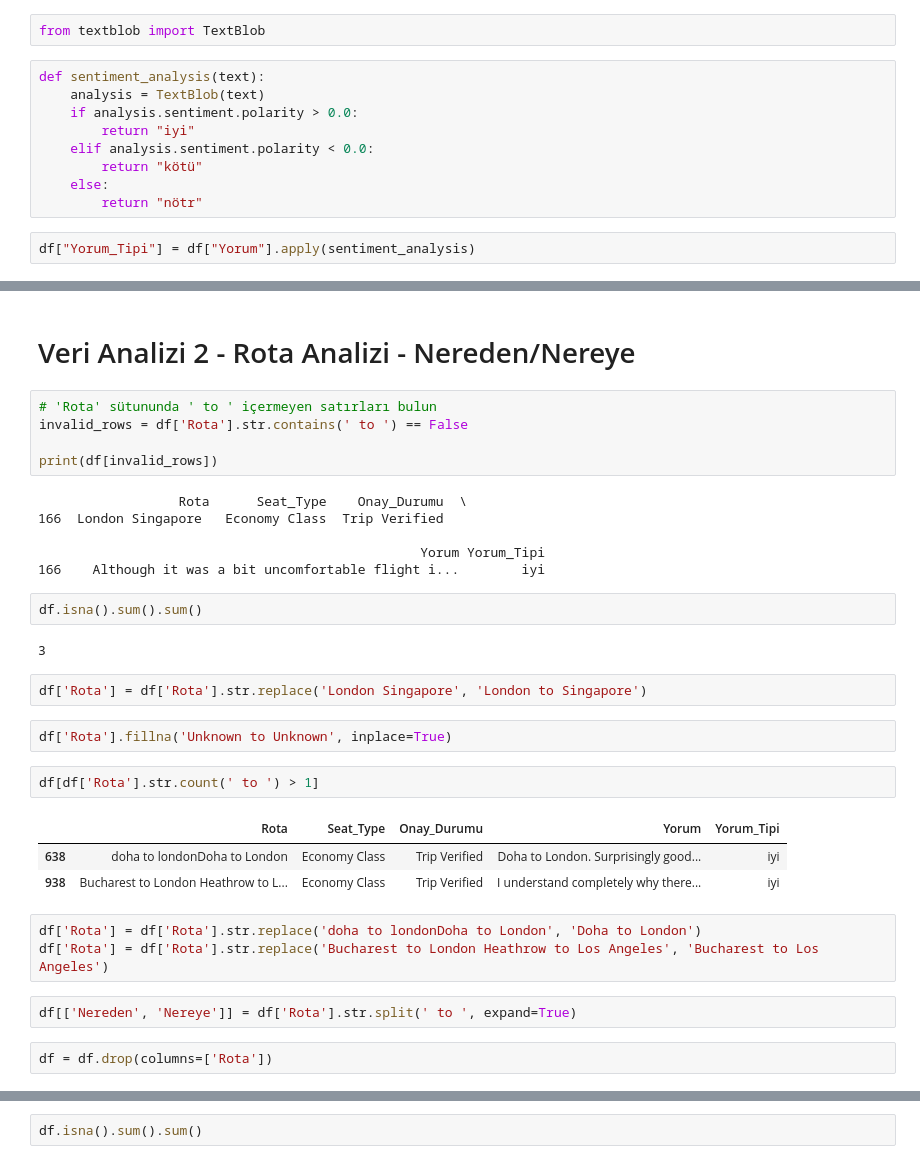
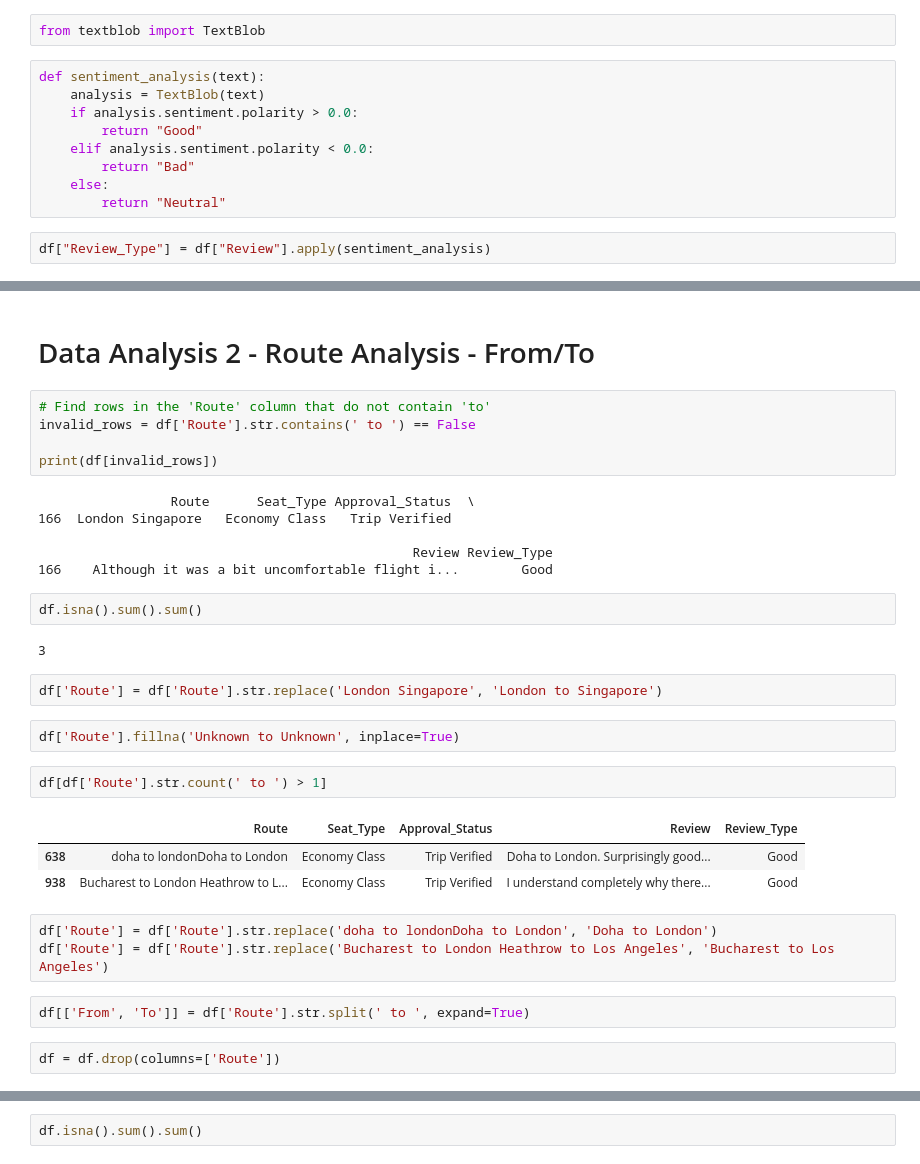
Before and after one commit to TolgaKilinckaya/British_Airlines_Customer_Reviews_Analysis, a Jupyter notebook: analyze.ipynb, the cells around one changed output, grey strips where cells are left out. Drawn from its saved outputs; the diff is of its cells as text.

```diff
--- a/analyze.ipynb
+++ b/analyze.ipynb
@@ -84,13 +86,13 @@ from textblob import TextBlob
 def sentiment_analysis(text):
     analysis = TextBlob(text)
     if analysis.sentiment.polarity > 0.0:
-        return "iyi"
+        return "Good"
     elif analysis.sentiment.polarity < 0.0:
-        return "kötü"
+        return "Bad"
     else:
-        return "nötr"
+        return "Neutral"
 # %%
-df["Yorum_Tipi"] = df["Yorum"].apply(sentiment_analysis)
+df["Review_Type"] = df["Review"].apply(sentiment_analysis)
 # %%
 df
 # %% [output]
@@ -124,37 +126,37 @@ plt.show()
-# %% [markdown]
-# Veri Analizi 2 - Rota Analizi - Nereden/Nereye
+# %% [markdown]
+# Data Analysis 2 - Route Analysis - From/To
 # %%
-# 'Rota' sütununda ' to ' içermeyen satırları bulun
-invalid_rows = df['Rota'].str.contains(' to ') == False
+# Find rows in the 'Route' column that do not contain 'to'
+invalid_rows = df['Route'].str.contains(' to ') == False
 
 print(df[invalid_rows])
 # %% [output]
-                  Rota      Seat_Type    Onay_Durumu  \
-166  London Singapore   Economy Class  Trip Verified
+                 Route      Seat_Type Approval_Status  \
+166  London Singapore   Economy Class   Trip Verified
 
-                                                 Yorum Yorum_Tipi
-166    Although it was a bit uncomfortable flight i...        iyi
+                                                Review Review_Type
+166    Although it was a bit uncomfortable flight i...        Good
 # %%
 df.isna().sum().sum()
 # %% [output]
 3
 # %%
-df['Rota'] = df['Rota'].str.replace('London Singapore', 'London to Singapore')
+df['Route'] = df['Route'].str.replace('London Singapore', 'London to Singapore')
 # %%
-df['Rota'].fillna('Unknown to Unknown', inplace=True)
+df['Route'].fillna('Unknown to Unknown', inplace=True)
 # %%
-df[df['Rota'].str.count(' to ') > 1]
+df[df['Route'].str.count(' to ') > 1]
 # %% [output]
-|  | Rota | Seat_Type | Onay_Durumu | Yorum | Yorum_Tipi |
-| 638 | doha to londonDoha to London | Economy Class | Trip Verified | Doha to London. Surprisingly good... | iyi |
-| 938 | Bucharest to London Heathrow to L... | Economy Class | Trip Verified | I understand completely why there... | iyi |
+|  | Route | Seat_Type | Approval_Status | Review | Review_Type |
+| 638 | doha to londonDoha to London | Economy Class | Trip Verified | Doha to London. Surprisingly good... | Good |
+| 938 | Bucharest to London Heathrow to L... | Economy Class | Trip Verified | I understand completely why there... | Good |
 # %%
-df['Rota'] = df['Rota'].str.replace('doha to londonDoha to London', 'Doha to London')
-df['Rota'] = df['Rota'].str.replace('Bucharest to London Heathrow to Los Angeles', 'Bucharest to Los Angeles')
+df['Route'] = df['Route'].str.replace('doha to londonDoha to London', 'Doha to London')
+df['Route'] = df['Route'].str.replace('Bucharest to London Heathrow to Los Angeles', 'Bucharest to Los Angeles')
 # %%
-df[['Nereden', 'Nereye']] = df['Rota'].str.split(' to ', expand=True)
+df[['From', 'To']] = df['Route'].str.split(' to ', expand=True)
 # %%
-df = df.drop(columns=['Rota'])
+df = df.drop(columns=['Route'])
 # %%
 df
 # %% [output]
```
Also changed, not shown: parts of 34 cells of this notebook, 1 other file.
